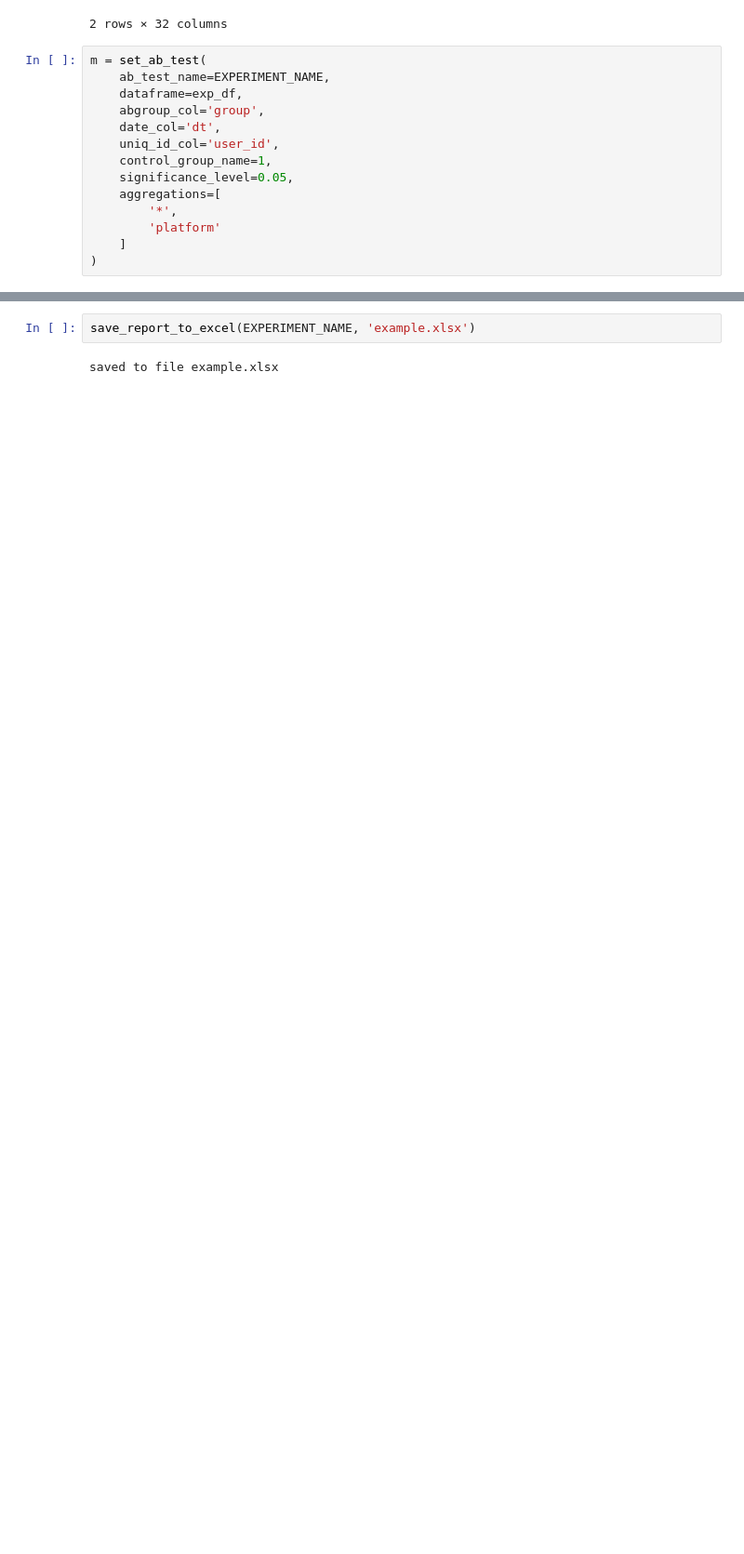
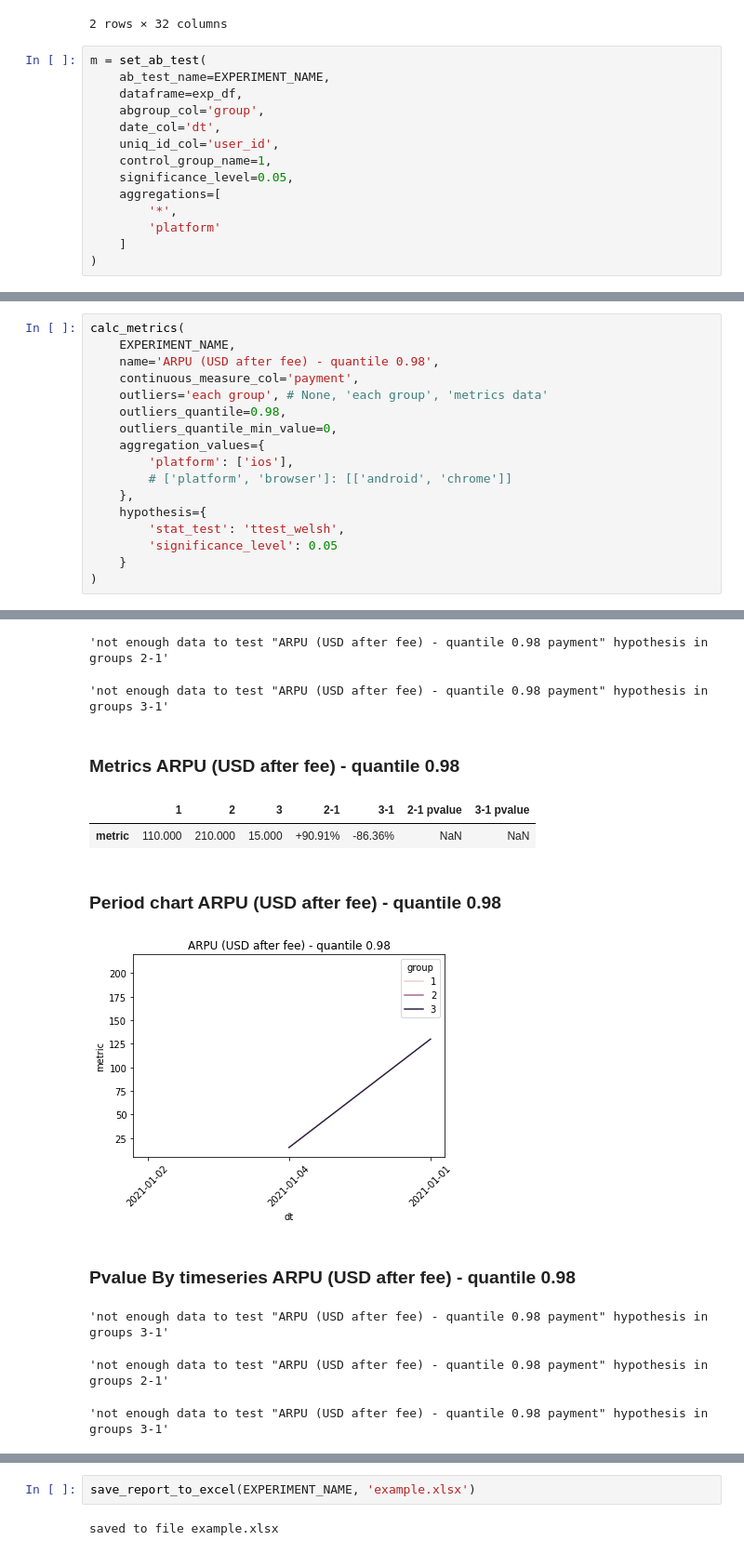
Before and after one commit to sqweptic/burnaby, a Jupyter notebook: src/example.ipynb, the cells around one changed output, grey strips where cells are left out. Shown: that part at 93% size. Cells and saved outputs as stored; diff of their text form; blank space fills up the shorter version.

```diff
--- a/src/example.ipynb
+++ b/src/example.ipynb
@@ -239,0 +248,18 @@ calc_metrics(
+# %%
+calc_metrics(
+    EXPERIMENT_NAME,
+    name='ARPU (USD after fee) - quantile 0.98',
+    continuous_measure_col='payment',
+    outliers='each group', # None, 'each group', 'metrics data'
+    outliers_quantile=0.98,
+    outliers_quantile_min_value=0,
+    aggregation_values={
+        'platform': ['ios'],
+        # ['platform', 'browser']: [['android', 'chrome']]
+    },
+    hypothesis={
+        'stat_test': 'ttest_welsh',
+        'significance_level': 0.05
+    }
+)
+# %% [output]
@@ -239,0 +273,11 @@ calc_metrics(
+'not enough data to test "ARPU (USD after fee) - quantile 0.98 payment" hypothesis in groups 2-1'
+'not enough data to test "ARPU (USD after fee) - quantile 0.98 payment" hypothesis in groups 3-1'
+### Metrics ARPU (USD after fee) - quantile 0.98
+|  | 1 | 2 | 3 | 2-1 | 3-1 | 2-1 pvalue | 3-1 pvalue |
+| metric | 110.000 | 210.000 | 15.000 | +90.91% | -86.36% | NaN | NaN |
+### Period chart ARPU (USD after fee) - quantile 0.98
+[figure, added]
+### Pvalue By timeseries ARPU (USD after fee) - quantile 0.98
+'not enough data to test "ARPU (USD after fee) - quantile 0.98 payment" hypothesis in groups 3-1'
+'not enough data to test "ARPU (USD after fee) - quantile 0.98 payment" hypothesis in groups 2-1'
+'not enough data to test "ARPU (USD after fee) - quantile 0.98 payment" hypothesis in groups 3-1'
```
Also changed, not shown: parts of 11 cells of this notebook, 6 other files.
